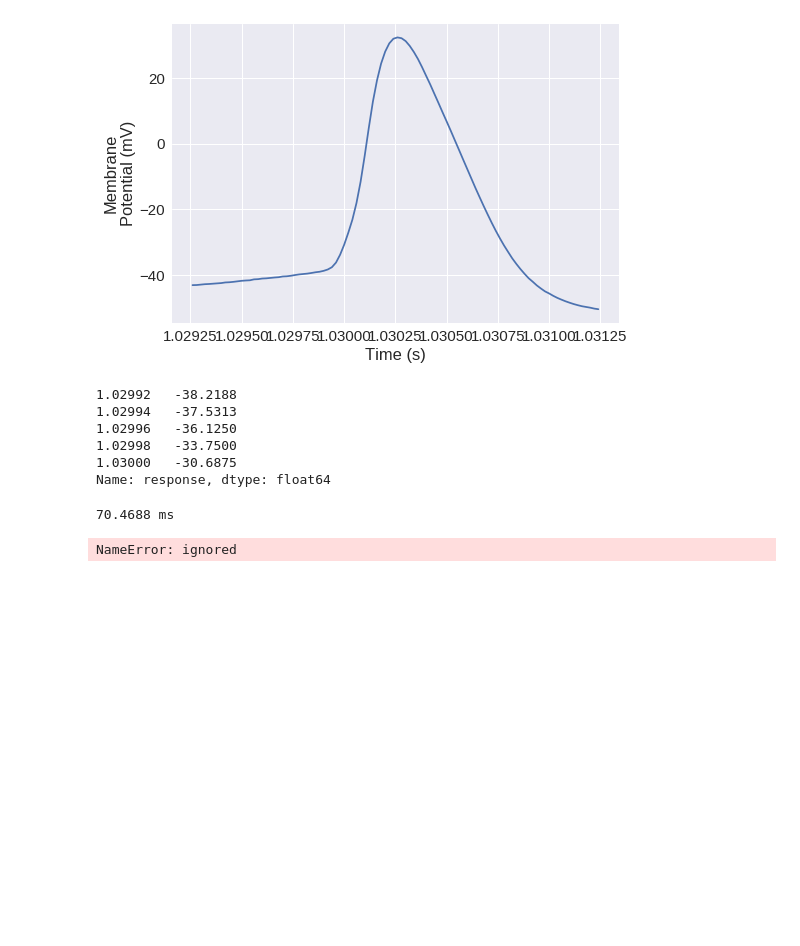
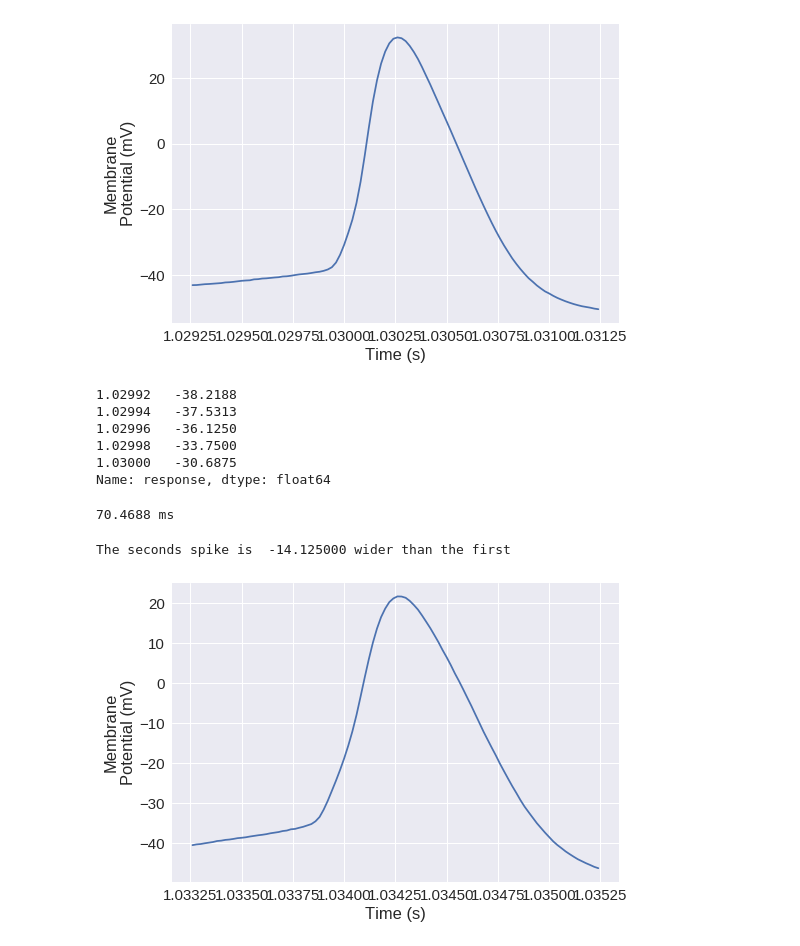
Before and after one commit to CalebRHaynes/NeuroClass_S-19, a Jupyter notebook: Copy_of_neurons_exercises.ipynb, the cells around one changed output. Saved outputs shown, nothing was run; the diff lists cells and outputs as text; code cells hidden in the pictures; blank space fills up the shorter version.

```diff
--- a/Copy_of_neurons_exercises.ipynb
+++ b/Copy_of_neurons_exercises.ipynb
@@ -351,27 +345,28 @@ print(first_spike_width %.3g)
 # %%
 # Finally, you will need to repeat this for the second spike.
 # Note that you will need to obtain the threshold again as you did in question #2, but this time for the second spike instead of the first.
 # Hint: at t = 1.032 seconds, the first spike is over and the second spike hasn't begun yet.  You can use this value to extract data for
 # only the second spike and beyond, and then repeat the strategy from question #2 to extract it's threshold.
 df_no_first_spike = df[df.index > first_spike_above_threshold.iloc[0]]
 is_slope_greater_than_threshold = df['dvdt'] > 20
 places_where_slope_is_greater_than_threshold = df[is_slope_greater_than_threshold]
-t = places_where_slope_is_greater_than_threshold[0]
-v_at_threshold = df.loc(t)['response']
+t = places_where_slope_is_greater_than_threshold.index[0]
+v_at_threshold = df.loc[t]['response']
 second_spike_index = spike_indices[1]
-second_spike_data = df['response'].iloc[second_spike_index_spike_index]
-second_spike_data_range = df['response'].iloc[second_spike_index_spike_index-50:second_spike_index_spike_index+50]
+second_spike_data = df['response'].iloc[second_spike_index]
+second_spike_data_range = df['response'].iloc[second_spike_index-50:second_spike_index+50]
 
 # Plotting is optional
 second_spike_data_range.plot()
 plt.xlabel('Time (s)')
 plt.ylabel('Membrane\nPotential (mV)');
 
-is_second_spike_above_threshold = df["dvdt"].iloc[second_spike_index-50:second_spike_index+50] > 20
+is_second_spike_above_threshold = df['dvdt'].iloc[second_spike_index-50:second_spike_index+50] > 20
 second_spike_above_threshold = second_spike_data_range[is_second_spike_above_threshold]
-second_spike_width = (second_spike_above_threshold.iloc[-1] - second_spike_above_threshold.iloc[0]) # Use this line to compute the value
-second_spike_width = second_spike_width *pq.ms # Use this line to rescale to milliseconds
-spike_width_difference = first_spike_width - second_spike_width
-print("The seconds spike is spike_width_difference wider than the first" %.3g)
+second_spike_width = second_spike_above_threshold.iloc[-1] - second_spike_above_threshold.iloc[0] # Use this line to compute the value
+second_spike_width = second_spike_width * pq.ms # Use this line to rescale to milliseconds
+spike_width_difference = second_spike_width - first_spike_width
+print("The seconds spike is  %f wider than the first" % spike_width_difference)
 # %% [output]
-NameError: ignored
+The seconds spike is  -14.125000 wider than the first
+[figure, added]
```
Also changed, not shown: parts of 3 cells of this notebook.
